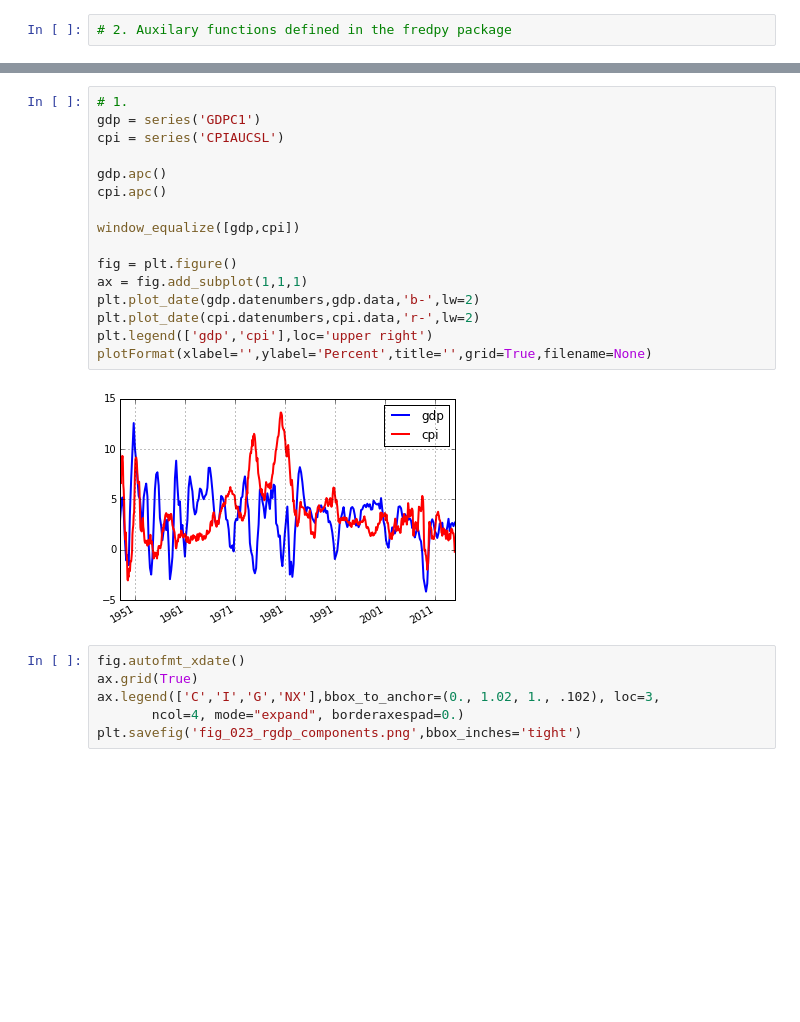
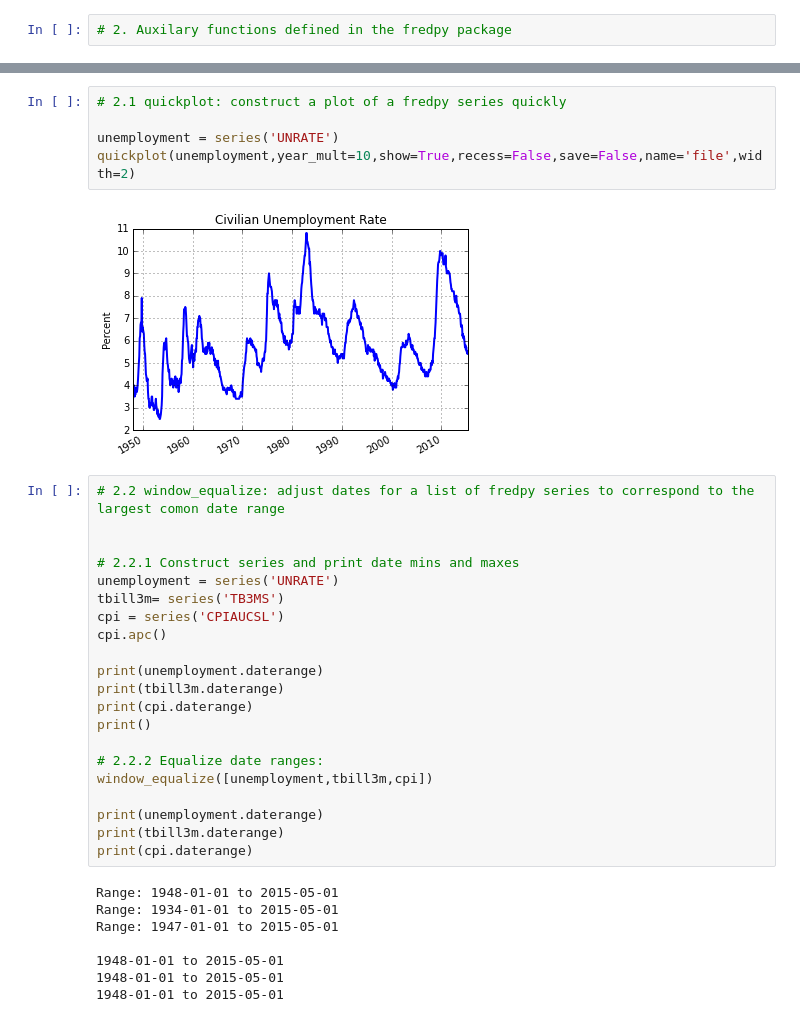
Before and after one commit to letsgoexploring/fredataPackage, a Jupyter notebook: testNotebook.ipynb, the cells around one changed output, grey strips where cells are left out. Cells and saved outputs as stored; diff of their text form; blank space fills up the shorter version.

```diff
--- a/testNotebook.ipynb
+++ b/testNotebook.ipynb
@@ -260,24 +200,36 @@ array([[   1.,    0.],
-# %%
-# 1.
-gdp = series('GDPC1')
-cpi = series('CPIAUCSL')
-
-gdp.apc()
-cpi.apc()
-
-window_equalize([gdp,cpi])
-
-fig = plt.figure()
-ax = fig.add_subplot(1,1,1)
-plt.plot_date(gdp.datenumbers,gdp.data,'b-',lw=2)
-plt.plot_date(cpi.datenumbers,cpi.data,'r-',lw=2)
-plt.legend(['gdp','cpi'],loc='upper right')
-plotFormat(xlabel='',ylabel='Percent',title='',grid=True,filename=None)
-# %% [output]
-[figure, removed]
-# %%
-fig.autofmt_xdate()
-ax.grid(True)
-ax.legend(['C','I','G','NX'],bbox_to_anchor=(0., 1.02, 1., .102), loc=3,
-       ncol=4, mode="expand", borderaxespad=0.)
-plt.savefig('fig_023_rgdp_components.png',bbox_inches='tight')
+# %%
+# 2.1 quickplot: construct a plot of a fredpy series quickly
+
+unemployment = series('UNRATE')
+quickplot(unemployment,year_mult=10,show=True,recess=False,save=False,name='file',width=2)
+# %% [output]
+[figure, added]
+# %%
+# 2.2 window_equalize: adjust dates for a list of fredpy series to correspond to the largest comon date range
+
+
+# 2.2.1 Construct series and print date mins and maxes
+unemployment = series('UNRATE')
+tbill3m= series('TB3MS')
+cpi = series('CPIAUCSL')
+cpi.apc()
+
+print(unemployment.daterange)
+print(tbill3m.daterange)
+print(cpi.daterange)
+print()
+
+# 2.2.2 Equalize date ranges:
+window_equalize([unemployment,tbill3m,cpi])
+
+print(unemployment.daterange)
+print(tbill3m.daterange)
+print(cpi.daterange)
+# %% [output]
+Range: 1948-01-01 to 2015-05-01
+Range: 1934-01-01 to 2015-05-01
+Range: 1947-01-01 to 2015-05-01
+
+1948-01-01 to 2015-05-01
+1948-01-01 to 2015-05-01
+1948-01-01 to 2015-05-01
```
Also changed, not shown: parts of 3 cells of this notebook, 2 other files.
